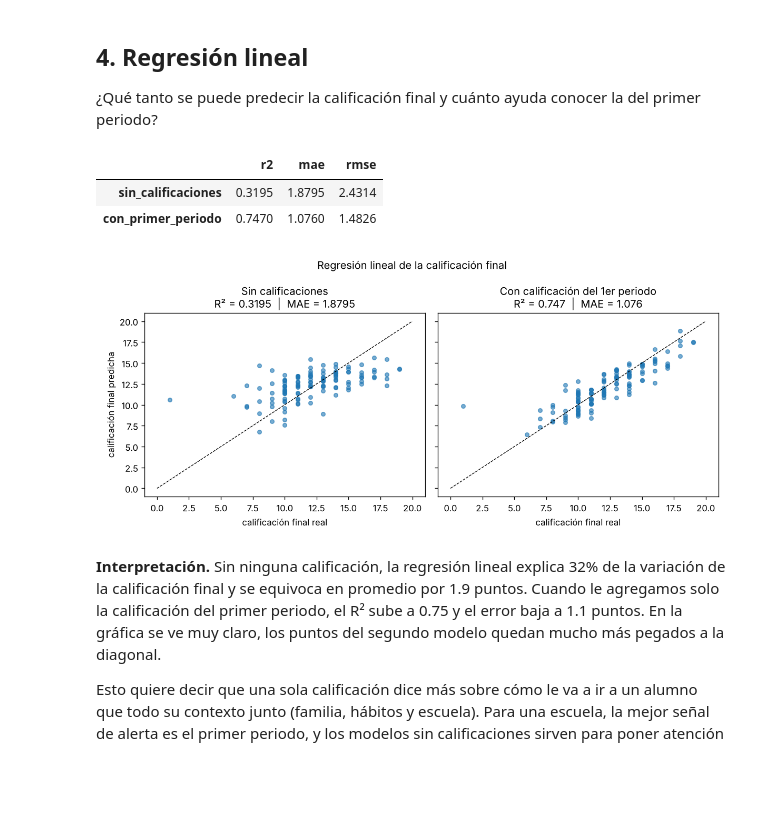
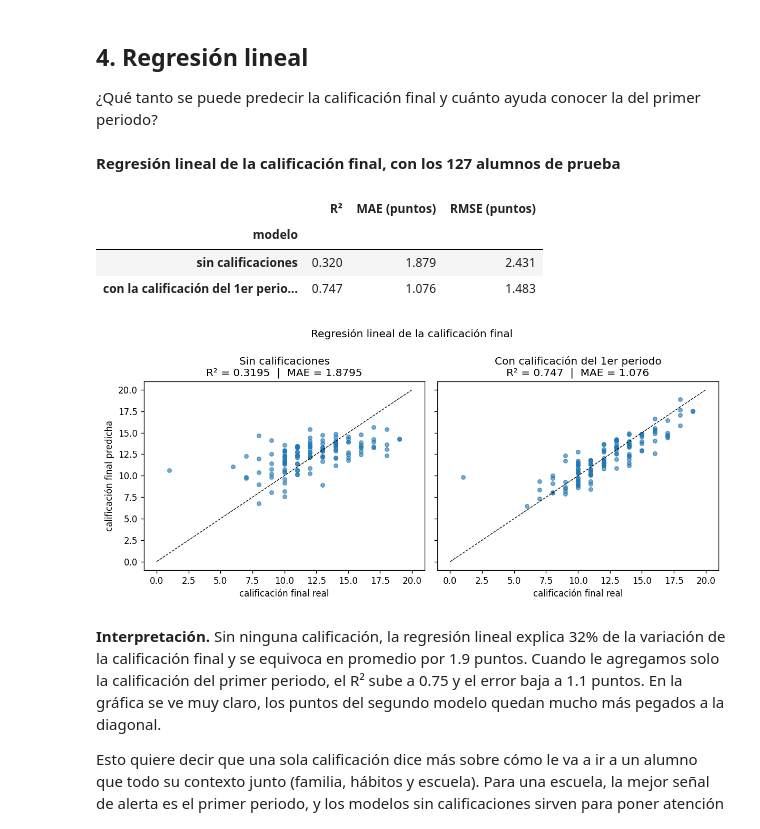
Before and after one commit to danielonoide16/DataMiningStudents, a Jupyter notebook: notebooks/02_resultados.ipynb, the cells around one changed output. Cells and saved outputs as stored; diff of their text form; code cells hidden in the pictures; blank space fills up the shorter version.

```diff
--- a/notebooks/02_resultados.ipynb
+++ b/notebooks/02_resultados.ipynb
@@ -143,13 +372,20 @@ La silueta de 0.17 es baja, o sea que los grupos se enciman bastante. Creemos qu
 
 ¿Qué tanto se puede predecir la calificación final y cuánto ayuda conocer la del primer periodo?
 # %%
-display(pd.DataFrame(leer("lineal.json")).T)
+lineal = pd.DataFrame(leer("lineal.json")).T
+lineal = lineal.rename(index={"sin_calificaciones": "sin calificaciones",
+                              "con_primer_periodo": "con la calificación del 1er periodo (G1)"},
+                       columns={"r2": "R²", "mae": "MAE (puntos)", "rmse": "RMSE (puntos)"})
+titulo("Regresión lineal de la calificación final, con los 127 alumnos de prueba")
+display(lineal.rename_axis("modelo"))
 display(Image(REPORTES / "figures" / "lineal_real_vs_predicho.png"))
 # %% [output]
+**Regresión lineal de la calificación final, con los 127 alumnos de prueba**
-|  | r2 | mae | rmse |
-| sin_calificaciones | 0.3195 | 1.8795 | 2.4314 |
-| con_primer_periodo | 0.7470 | 1.0760 | 1.4826 |
+|  | R² | MAE (puntos) | RMSE (puntos) |
+| modelo |  |  |  |
+| sin calificaciones | 0.320 | 1.879 | 2.431 |
+| con la calificación del 1er perio... | 0.747 | 1.076 | 1.483 |
-[figure, old version]
+[figure, new version]
 # %% [markdown]
 **Interpretación.** Sin ninguna calificación, la regresión lineal explica 32% de la variación de la calificación final y se equivoca en promedio por 1.9 puntos. Cuando le agregamos solo la calificación del primer periodo, el R² sube a 0.75 y el error baja a 1.1 puntos. En la gráfica se ve muy claro, los puntos del segundo modelo quedan mucho más pegados a la diagonal.
 
```
Also changed, not shown: parts of 6 cells of this notebook.
